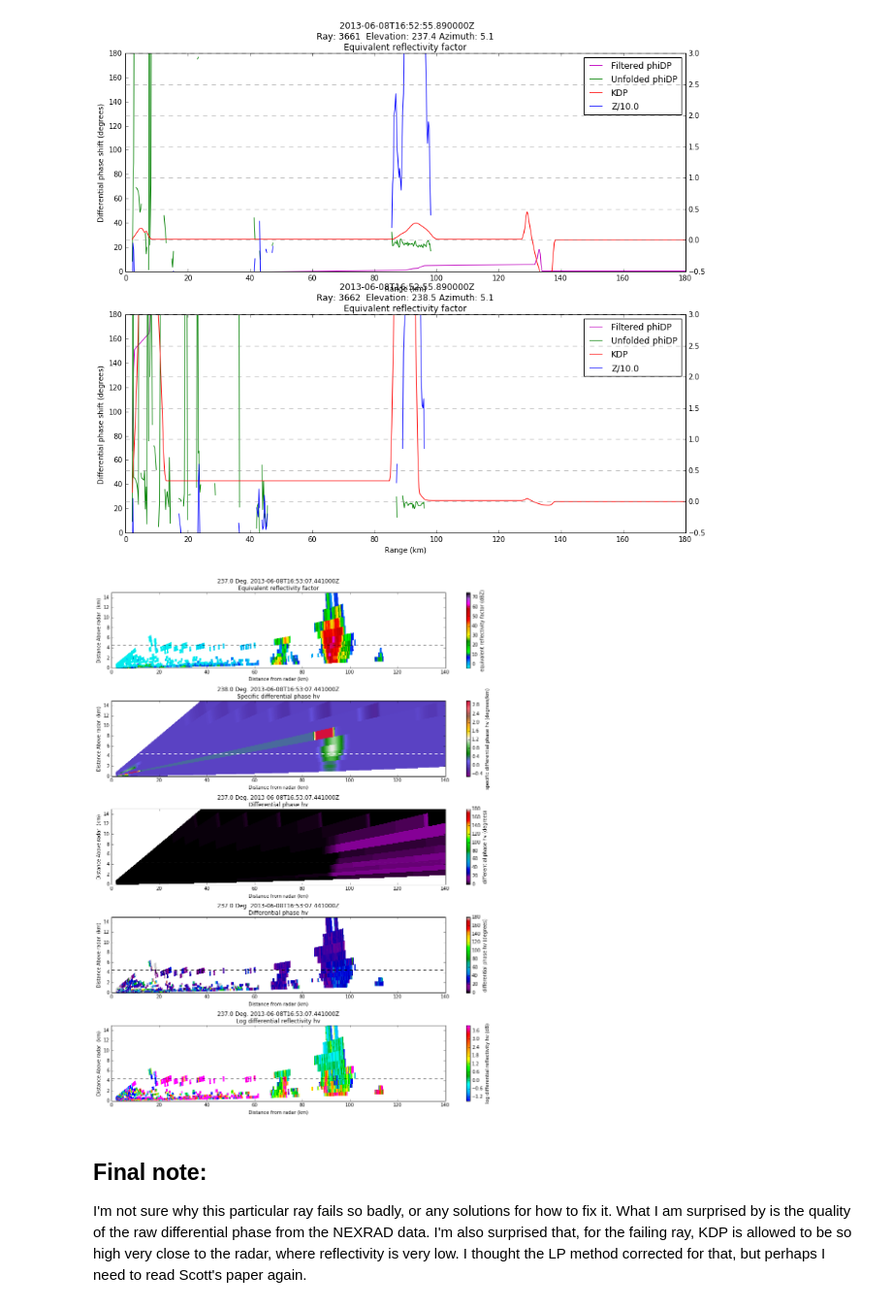
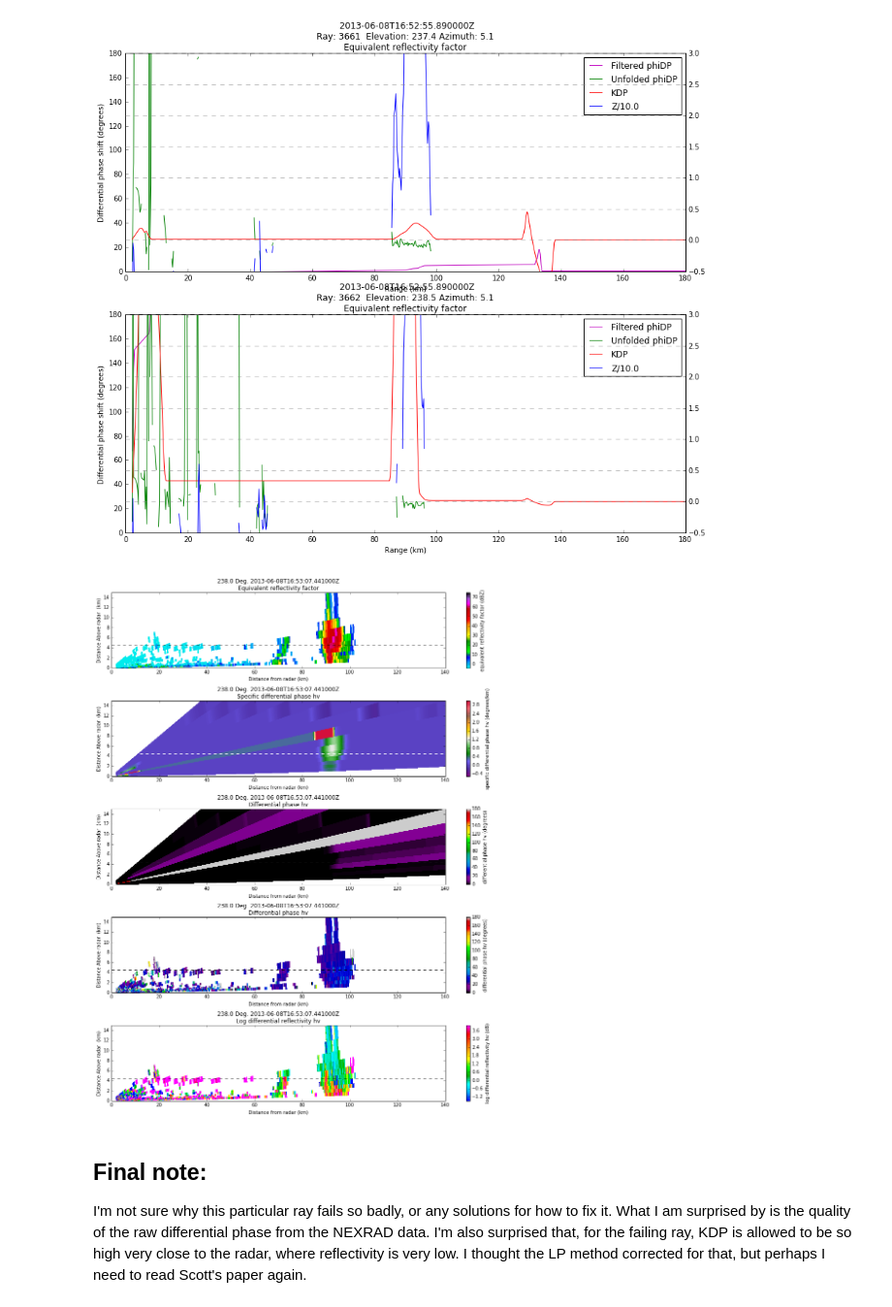
Before and after one commit to mvanlierwalq/IPy_NB_Public, a Jupyter notebook: test_proclp_grid_nexrad_3.ipynb, the cells around one changed output. Shown: that part at 97% size. Drawn from its saved outputs; the diff is of its cells as text; code cells hidden in the pictures.

```diff
--- a/test_proclp_grid_nexrad_3.ipynb
+++ b/test_proclp_grid_nexrad_3.ipynb
@@ -282,7 +282,7 @@ maxx = 140
 display = pyart.graph.RadarDisplay(xsect)
 fig = plt.figure(figsize=(13,16))
 ax = fig.add_subplot(511)
-display.plot('reflectivity', 0, vmin=-4, vmax=75.,cmap=pcm.NWSRef)
+display.plot('reflectivity', 1, vmin=-4, vmax=75.,cmap=pcm.NWSRef)
 ax.plot([0.,maxx],[frz_lev,frz_lev],'k--')
 ax.set_ylim(0.,15)
 ax.set_xlim(0.,maxx)
@@ -290,37 +290,37 @@ ax = fig.add_subplot(512)
 display.plot('kdp', 1, vmin=-.5, vmax=3.,cmap=pcm.RRate11)
 ax.plot([0.,maxx],[frz_lev,frz_lev],'w--')
 ax.set_ylim(0.,15)
 ax.set_xlim(0.,maxx)
 
 ax = fig.add_subplot(513)
-display.plot('phidp', 0, vmin=-.5, vmax=180.,cmap=cm.spectral)
+display.plot('phidp', 1, vmin=-.5, vmax=180.,cmap=cm.spectral)
 #display.plot('phidp', 1, cmap=cm.spectral)
 ax.plot([0.,maxx],[frz_lev,frz_lev],'w--')
 ax.set_ylim(0.,15)
 ax.set_xlim(0.,maxx)
 ax = fig.add_subplot(514)
-display.plot('differential_phase', 0, vmin=-.5, vmax=180.,cmap=cm.spectral)
+display.plot('differential_phase', 1, vmin=-.5, vmax=180.,cmap=cm.spectral)
 #display.plot('differential_phase', 1, cmap=cm.spectral)
 #display.plot('differential_reflectivity', 1, vmin=-1.5,vmax=5.,cmap=pcm.RefDiff)
 ax.plot([0.,maxx],[frz_lev,frz_lev],'k--')
 ax.set_ylim(0.,15)
 ax.set_xlim(0.,maxx)
 
 ax = fig.add_subplot(515)
 #display.plot('differential_phase', 0, vmin=-.5, vmax=180.,cmap=cm.spectral)
 #display.plot('differential_phase', 1, cmap=cm.spectral)
-display.plot('differential_reflectivity', 0, vmin=-1.5,vmax=4.,cmap=pcm.RefDiff)
+display.plot('differential_reflectivity', 1, vmin=-1.5,vmax=4.,cmap=pcm.RefDiff)
 ax.plot([0.,maxx],[frz_lev,frz_lev],'k--')
 ax.set_ylim(0.,15)
 ax.set_xlim(0.,maxx)
 
 plt.tight_layout()
 plt.show()
 
 #..fig.savefig('kdp_proc_fail.png')
 #..
 # %% [output]
-[figure, old version]
+[figure, new version]
 # %% [markdown]
 ## Final note:
 I'm not sure why this particular ray fails so badly, or any solutions for how to fix it. What I am surprised by is the quality of the raw differential phase from the NEXRAD data. I'm also surprised that, for the failing ray, KDP is allowed to be so high very close to the radar, where reflectivity is very low. I thought the LP method corrected for that, but perhaps I need to read Scott's paper again.
```
